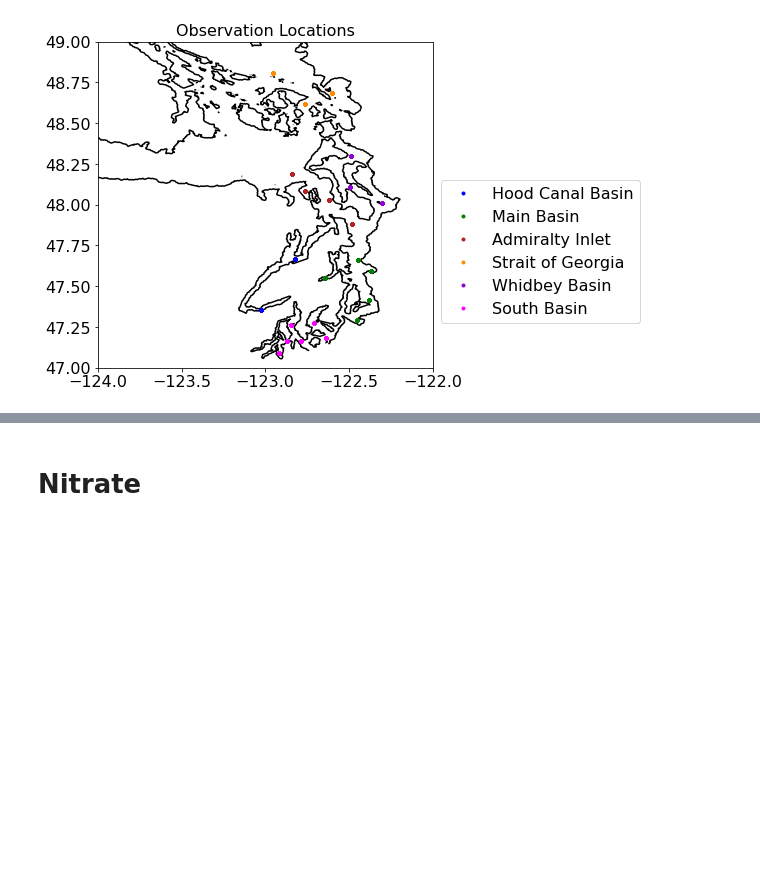
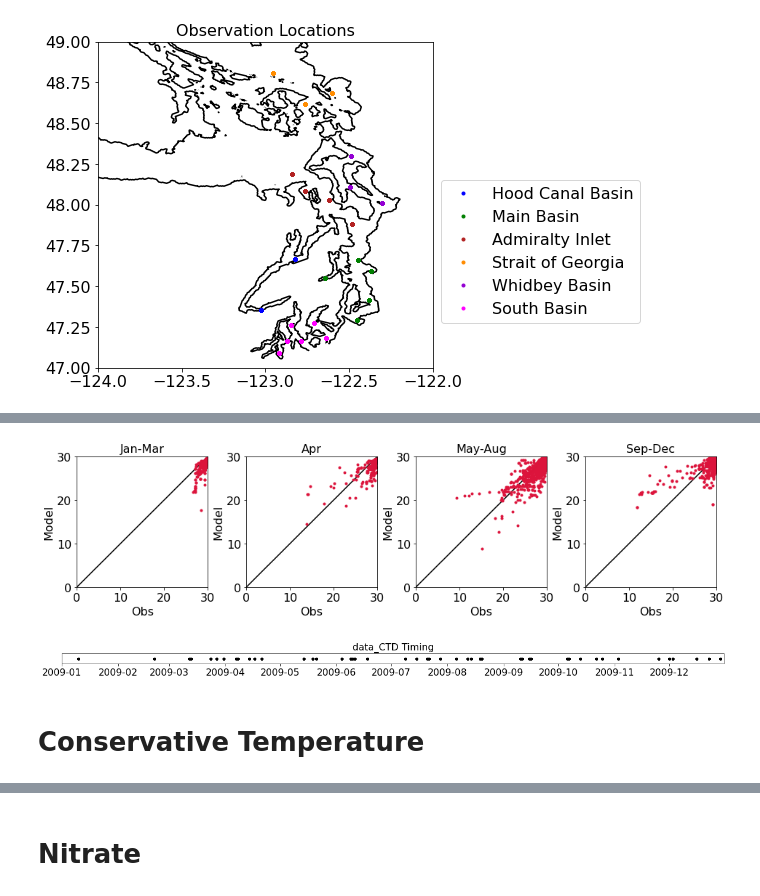
Before and after one commit to SalishSeaCast/analysis-keegan, a Jupyter notebook: notebooks/Evaluations/Individual_year_evaluations/2009_Puget_Evaluation.ipynb, the cells around one changed output, grey strips where cells are left out. Cells and saved outputs as stored; diff of their text form; code cells hidden in the pictures; blank space fills up the shorter version.

```diff
--- a/notebooks/Evaluations/Individual_year_evaluations/2009_Puget_Evaluation.ipynb
+++ b/notebooks/Evaluations/Individual_year_evaluations/2009_Puget_Evaluation.ipynb
@@ -270,6 +306,12 @@ JFM=data.loc[iz&(data.dtUTC<=dt.datetime(year,4,1)),:]
 Apr=data.loc[iz&(data.dtUTC<=dt.datetime(year,5,1))&(data.dtUTC>dt.datetime(year,4,1)),:]
 MJJA=data.loc[iz&(data.dtUTC<=dt.datetime(year,9,1))&(data.dtUTC>dt.datetime(year,5,1)),:]
 SOND=data.loc[iz&(data.dtUTC>dt.datetime(year,9,1)),:]
+
+iz_CTD=(data_CTD.Z<15)
+JFM_CTD=data_CTD.loc[iz_CTD&(data_CTD.dtUTC<=dt.datetime(year,4,1)),:]
+Apr_CTD=data_CTD.loc[iz_CTD&(data_CTD.dtUTC<=dt.datetime(year,5,1))&(data_CTD.dtUTC>dt.datetime(year,4,1)),:]
+MJJA_CTD=data_CTD.loc[iz_CTD&(data_CTD.dtUTC<=dt.datetime(year,9,1))&(data_CTD.dtUTC>dt.datetime(year,5,1)),:]
+SOND_CTD=data_CTD.loc[iz_CTD&(data_CTD.dtUTC>dt.datetime(year,9,1)),:]
 # %% [output]
 [figure]
 # %%
@@ -401,0 +529,13 @@ odict_keys(['z < 15 m', '15 m < z < 22 m', 'z >= 22 m', 'z > 50 m', 'all', 'z <
+# %%
+fig, ax = plt.subplots(1,4,figsize = (16,3.3))
+bySeason(seasons,ax,obsvar,modvar,(0,30))
+fig,ax=plt.subplots(1,1,figsize=(20,.3))
+ax.plot(data_CTD.dtUTC,np.ones(np.shape(data_CTD.dtUTC)),'k.')
+ax.set_xlim((dt.datetime(year,1,1),dt.datetime(year,12,31)))
+ax.set_title('data_CTD Timing')
+ax.yaxis.set_visible(False)
+# %% [output]
+[figure, added]
+[figure, added]
+# %% [markdown]
+# Conservative Temperature
```
Also changed, not shown: parts of 45 cells of this notebook, 2 other files.
